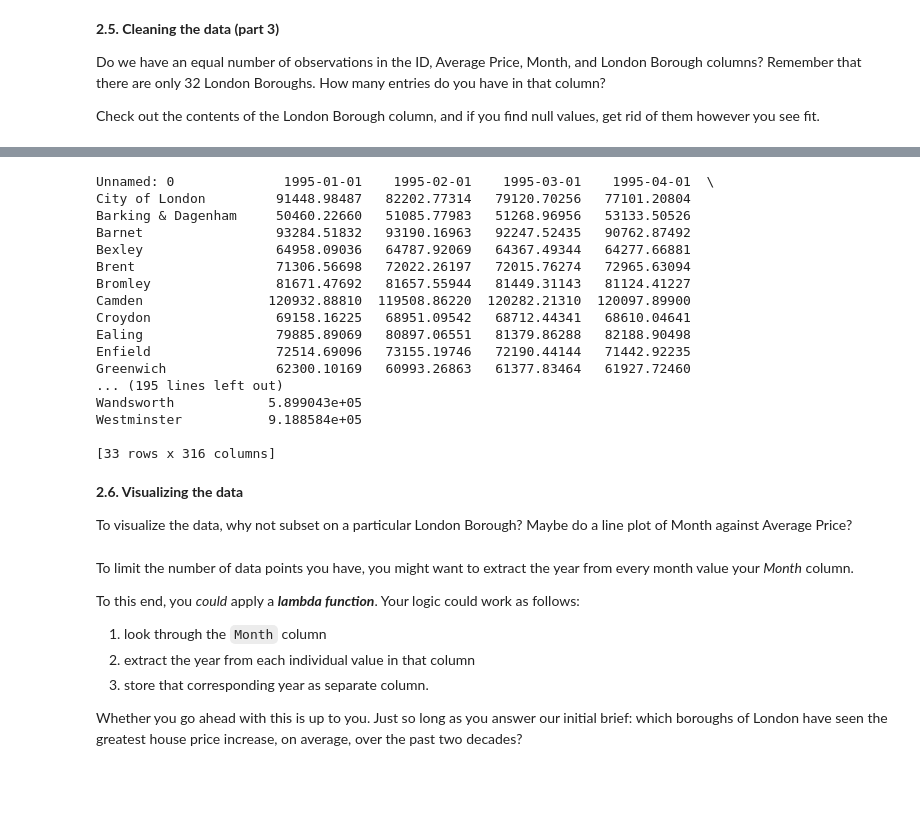
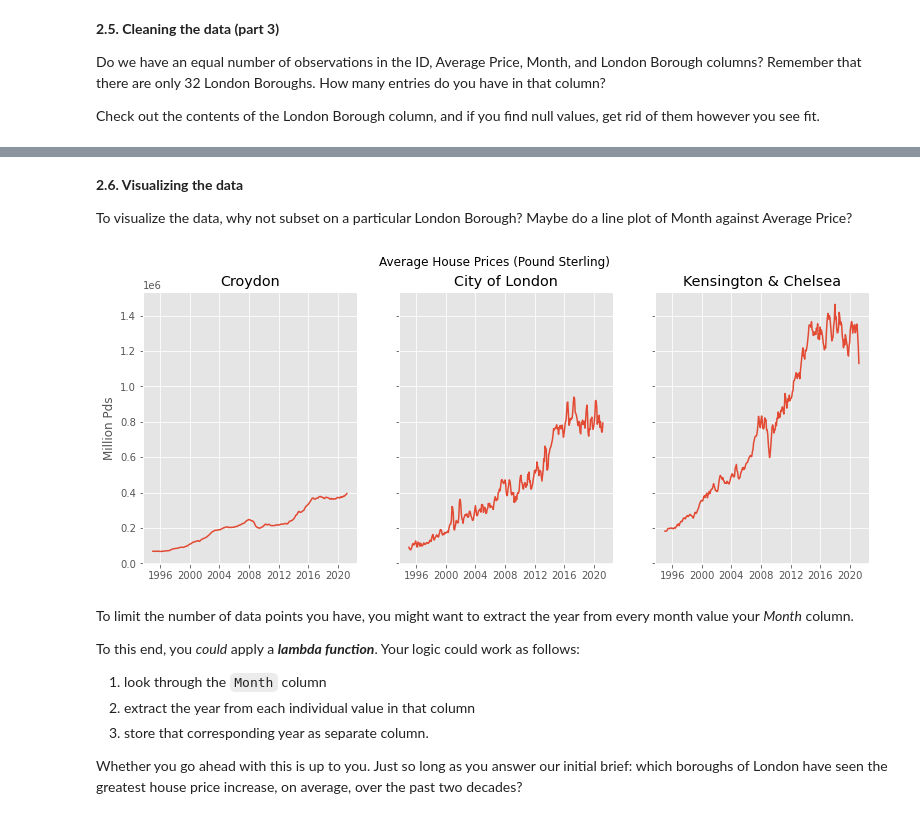
Before and after one commit to BradDoty/SpringboardDataScience, a Jupyter notebook: London Housing/Unit 4 Challenge - Tier 3.ipynb, the cells around one changed output, grey strips where cells are left out. Saved outputs shown, nothing was run; the diff lists cells and outputs as text; code cells hidden in the pictures; blank space fills up the shorter version.

Commit message:
London Housing study

```diff
--- a/London Housing/Unit 4 Challenge - Tier 3.ipynb
+++ b/London Housing/Unit 4 Challenge - Tier 3.ipynb
@@ -209,5 +210,8 @@ memory usage: 113.6 KB
 You might find you need to transpose your dataframe, check out what its row indexes are, and reset the index. You  also might find you need to assign the values of the first row to your column headings  . (Hint: recall the .columns feature of DataFrames, as well as the iloc[] method).
 
 Don't be afraid to use StackOverflow for help  with this.
-# %%
-properties = properties.transpose()
+# %%
+properties.index.name = 'Month'
+print(properties.index)
+print(properties)
+##properties = properties.transpose()   # No, I don't want to transpose the data.
@@ -258,17 +281,16 @@ Do we have an equal number of observations in the ID, Average Price, Month, and
 
 Check out the contents of the London Borough column, and if you find null values, get rid of them however you see fit.
 # %%
-## Yes.  We got 45 columns + 3 columns of NAs, which I already removed.  I don't see how to get from 45 down to 32.  I'll reprint the boroughs column, which are now rows.
-properties.index
+## Yes.  We got 45 columns + 3 columns of NAs, which I already removed.  I don't see how to get from 45 down to 32.
+
 ## England sounds fishy, and there's a City of London, which I know is the inner borough downtown, and Inner and Outer Londons.
 
 ## According to Wikipedia https://en.wikipedia.org/wiki/List_of_London_boroughs
-##   The City of London is not a borough, but is a distinct district, so it's a proper 33rd principal division.
+##   The City of London is not a borough, but is a distinct district, so it's a proper 33rd principal division!
 ##   All the entries after Westminster are NOT boroughs.  They must be summations.
 
-props = properties.drop(['Inner London', 'Outer London', 'NORTH EAST', 'NORTH WEST', 'EAST MIDLANDS', 'WEST MIDLANDS','EAST OF ENGLAND', 'LONDON', 'SOUTH EAST', 'SOUTH WEST', 'England'])
+props = properties.drop(columns=['Inner London', 'Outer London', 'NORTH EAST', 'NORTH WEST', 'EAST MIDLANDS', 'WEST MIDLANDS','EAST OF ENGLAND', 'LONDON', 'SOUTH EAST', 'SOUTH WEST', 'England'])
 
-props.index
-props.drop('YORKS & THE HUMBER', inplace=True)
-props.index
+props.drop(columns='YORKS & THE HUMBER', inplace=True)   ## Didn't get it right above, so I removed from list and did it here.
+print(props.tail())
 # %% [output]
@@ -283,27 +314,22 @@ Index(['City of London', 'Barking & Dagenham', 'Barnet', 'Bexley', 'Brent',
-# %%
-print(props)
-# %% [output]
-Unnamed: 0              1995-01-01    1995-02-01    1995-03-01    1995-04-01  \
-City of London         91448.98487   82202.77314   79120.70256   77101.20804
-Barking & Dagenham     50460.22660   51085.77983   51268.96956   53133.50526
-Barnet                 93284.51832   93190.16963   92247.52435   90762.87492
-Bexley                 64958.09036   64787.92069   64367.49344   64277.66881
-Brent                  71306.56698   72022.26197   72015.76274   72965.63094
-Bromley                81671.47692   81657.55944   81449.31143   81124.41227
-Camden                120932.88810  119508.86220  120282.21310  120097.89900
-Croydon                69158.16225   68951.09542   68712.44341   68610.04641
-Ealing                 79885.89069   80897.06551   81379.86288   82188.90498
-Enfield                72514.69096   73155.19746   72190.44144   71442.92235
-Greenwich              62300.10169   60993.26863   61377.83464   61927.72460
-... (195 lines left out)
-Wandsworth            5.899043e+05
-Westminster           9.188584e+05
-
-[33 rows x 316 columns]
 # %% [markdown]
 **2.6. Visualizing the data**
 
 To visualize the data, why not subset on a particular London Borough? Maybe do a line plot of Month against Average Price?
+# %%
+plt.style.use("ggplot")
+fig, ax = plt.subplots(1, 3, sharey=True, figsize=(13,5))
+ax[0].plot(props.index, props['Croydon'])
+ax[1].plot(props.index, props['City of London'])
+ax[2].plot(props.index, props['Kensington & Chelsea'])
+fig.suptitle("Average House Prices (Pound Sterling)")
+ax[0].set_ylabel('Million Pds')
+ax[0].set_title('Croydon')
+ax[1].set_title('City of London')
+ax[2].set_title('Kensington & Chelsea')
+
+plt.show()
+# %% [output]
+[figure, added]
 # %% [markdown]
 To limit the number of data points you have, you might want to extract the year from every month value your *Month* column.
 
```
Also changed, not shown: parts of 12 cells of this notebook.
